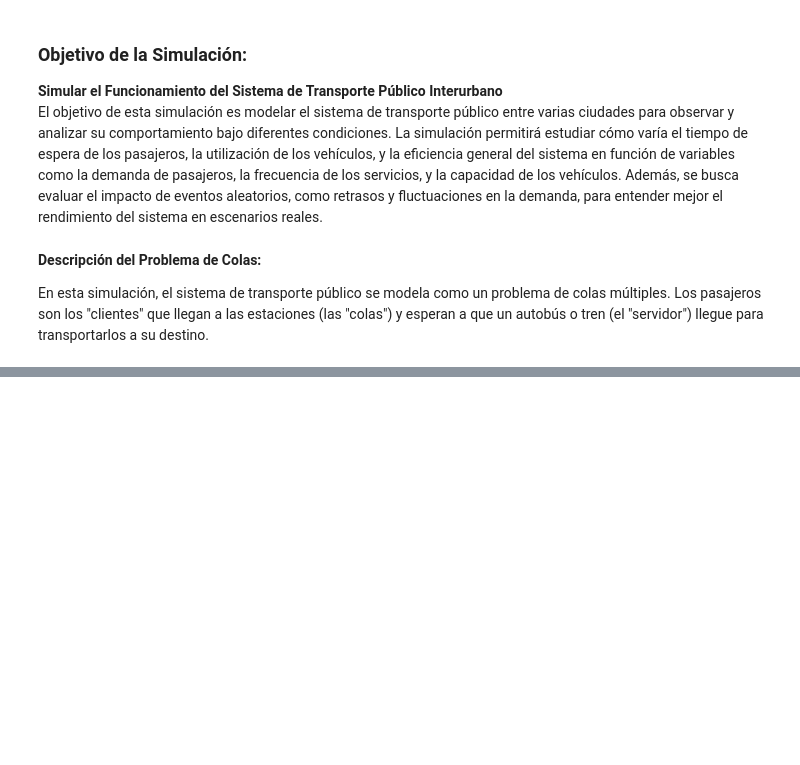
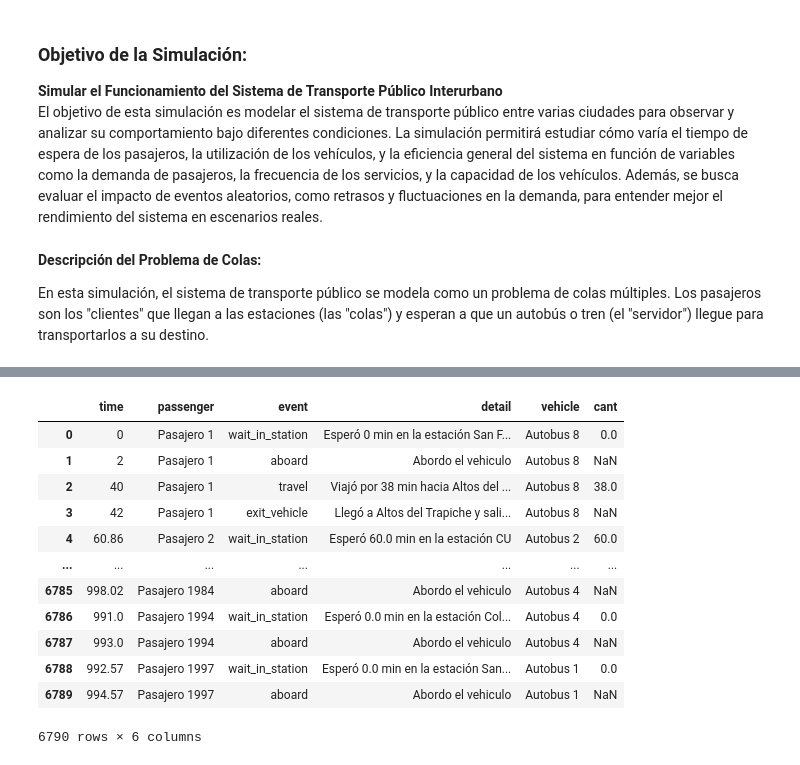
Before and after one commit to JocsanRueda/Teoria-de-la-simulacion-, a Jupyter notebook: Unidad I/proyecto_final.ipynb, the cells around one changed output, grey strips where cells are left out. Cells and saved outputs as stored; diff of their text form; code cells hidden in the pictures; blank space fills up the shorter version.

```diff
--- a/Unidad I/proyecto_final.ipynb
+++ b/Unidad I/proyecto_final.ipynb
@@ -327,0 +603,16 @@ tiempo 99: El vehiculo ha salido de la estacion El Trapiche despues de 5 min
+# %%
+passenger_events
+# %% [output]
+|  | time | passenger | event | detail | vehicle | cant |
+| 0 | 0 | Pasajero 1 | wait_in_station | Esperó 0 min en la estación San F... | Autobus 8 | 0.0 |
+| 1 | 2 | Pasajero 1 | aboard | Abordo el vehiculo | Autobus 8 | NaN |
+| 2 | 40 | Pasajero 1 | travel | Viajó por 38 min hacia Altos del ... | Autobus 8 | 38.0 |
+| 3 | 42 | Pasajero 1 | exit_vehicle | Llegó a Altos del Trapiche y sali... | Autobus 8 | NaN |
+| 4 | 60.86 | Pasajero 2 | wait_in_station | Esperó 60.0 min en la estación CU | Autobus 2 | 60.0 |
+| ... | ... | ... | ... | ... | ... | ... |
+| 6785 | 998.02 | Pasajero 1984 | aboard | Abordo el vehiculo | Autobus 4 | NaN |
+| 6786 | 991.0 | Pasajero 1994 | wait_in_station | Esperó 0.0 min en la estación Col... | Autobus 4 | 0.0 |
+| 6787 | 993.0 | Pasajero 1994 | aboard | Abordo el vehiculo | Autobus 4 | NaN |
+| 6788 | 992.57 | Pasajero 1997 | wait_in_station | Esperó 0.0 min en la estación San... | Autobus 1 | 0.0 |
+| 6789 | 994.57 | Pasajero 1997 | aboard | Abordo el vehiculo | Autobus 1 | NaN |
+6790 rows × 6 columns
```
Also changed, not shown: parts of 43 cells of this notebook.
